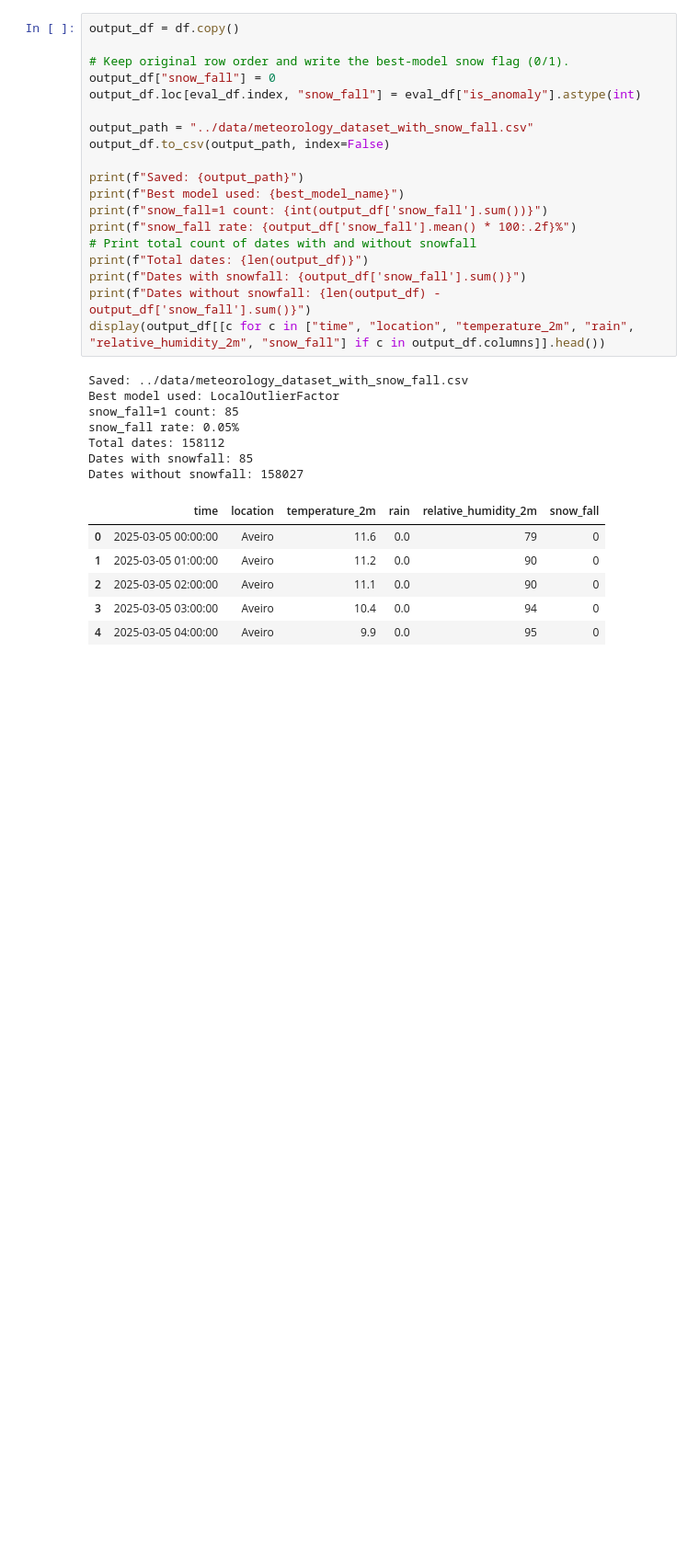
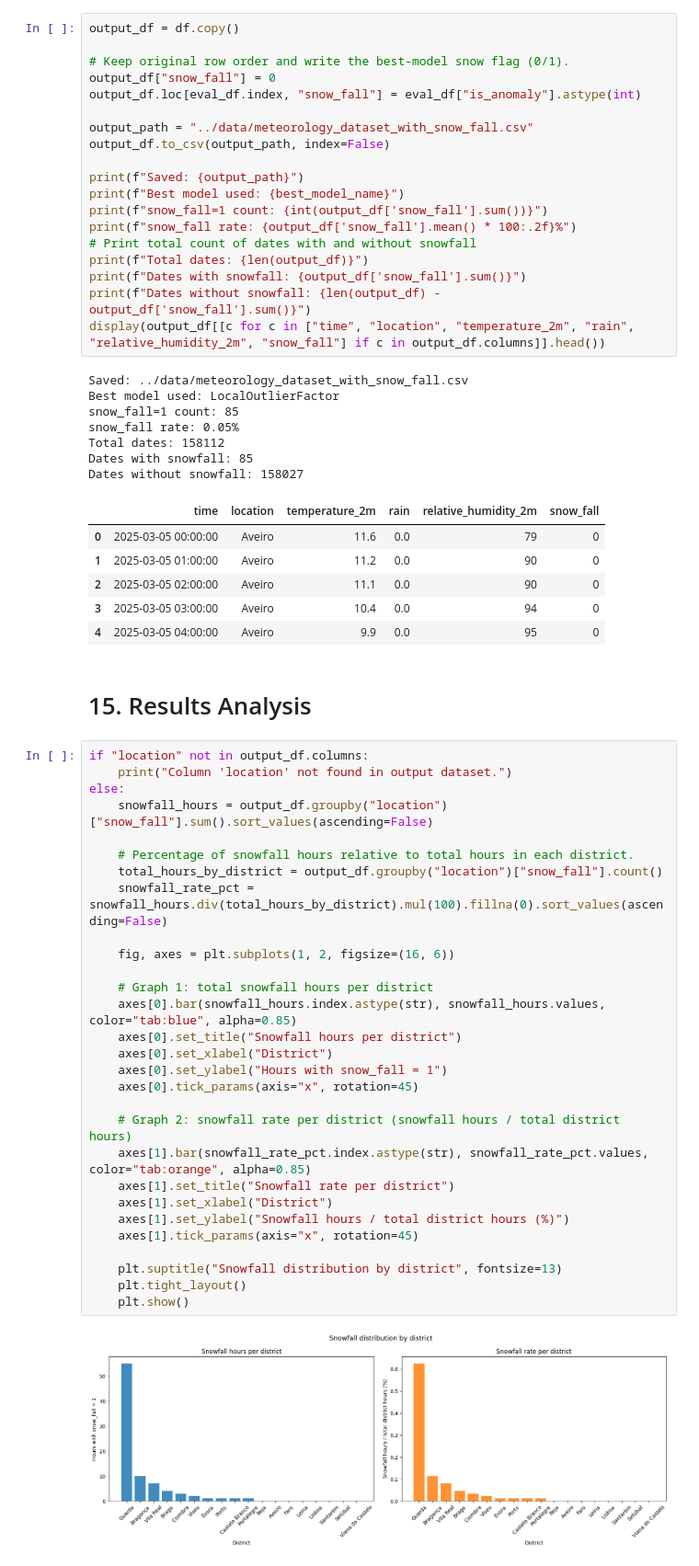
Before and after one commit to GrecoLucas/Weather-Prediction, a Jupyter notebook: Level_3_Unsupervised Snow Detection/snow.ipynb, the cells around one changed output. Shown at 92% size. Drawn from its saved outputs; the diff is of its cells as text; blank space fills up the shorter version.

Commit message:
small changes snow and eda

```diff
--- a/Level_3_Unsupervised Snow Detection/snow.ipynb
+++ b/Level_3_Unsupervised Snow Detection/snow.ipynb
@@ -370,3 +370,36 @@ Dates without snowfall: 158027
 | 2 | 2025-03-05 02:00:00 | Aveiro | 11.1 | 0.0 | 90 | 0 |
 | 3 | 2025-03-05 03:00:00 | Aveiro | 10.4 | 0.0 | 94 | 0 |
 | 4 | 2025-03-05 04:00:00 | Aveiro | 9.9 | 0.0 | 95 | 0 |
+# %% [markdown]
+# 15. Results Analysis
+# %%
+if "location" not in output_df.columns:
+    print("Column 'location' not found in output dataset.")
+else:
+    snowfall_hours = output_df.groupby("location")["snow_fall"].sum().sort_values(ascending=False)
+
+    # Percentage of snowfall hours relative to total hours in each district.
+    total_hours_by_district = output_df.groupby("location")["snow_fall"].count()
+    snowfall_rate_pct = snowfall_hours.div(total_hours_by_district).mul(100).fillna(0).sort_values(ascending=False)
+
+    fig, axes = plt.subplots(1, 2, figsize=(16, 6))
+
+    # Graph 1: total snowfall hours per district
+    axes[0].bar(snowfall_hours.index.astype(str), snowfall_hours.values, color="tab:blue", alpha=0.85)
+    axes[0].set_title("Snowfall hours per district")
+    axes[0].set_xlabel("District")
+    axes[0].set_ylabel("Hours with snow_fall = 1")
+    axes[0].tick_params(axis="x", rotation=45)
+
+    # Graph 2: snowfall rate per district (snowfall hours / total district hours)
+    axes[1].bar(snowfall_rate_pct.index.astype(str), snowfall_rate_pct.values, color="tab:orange", alpha=0.85)
+    axes[1].set_title("Snowfall rate per district")
+    axes[1].set_xlabel("District")
+    axes[1].set_ylabel("Snowfall hours / total district hours (%)")
+    axes[1].tick_params(axis="x", rotation=45)
+
+    plt.suptitle("Snowfall distribution by district", fontsize=13)
+    plt.tight_layout()
+    plt.show()
+# %% [output]
+[figure, added]
```
Also changed, not shown: 1 other file.
